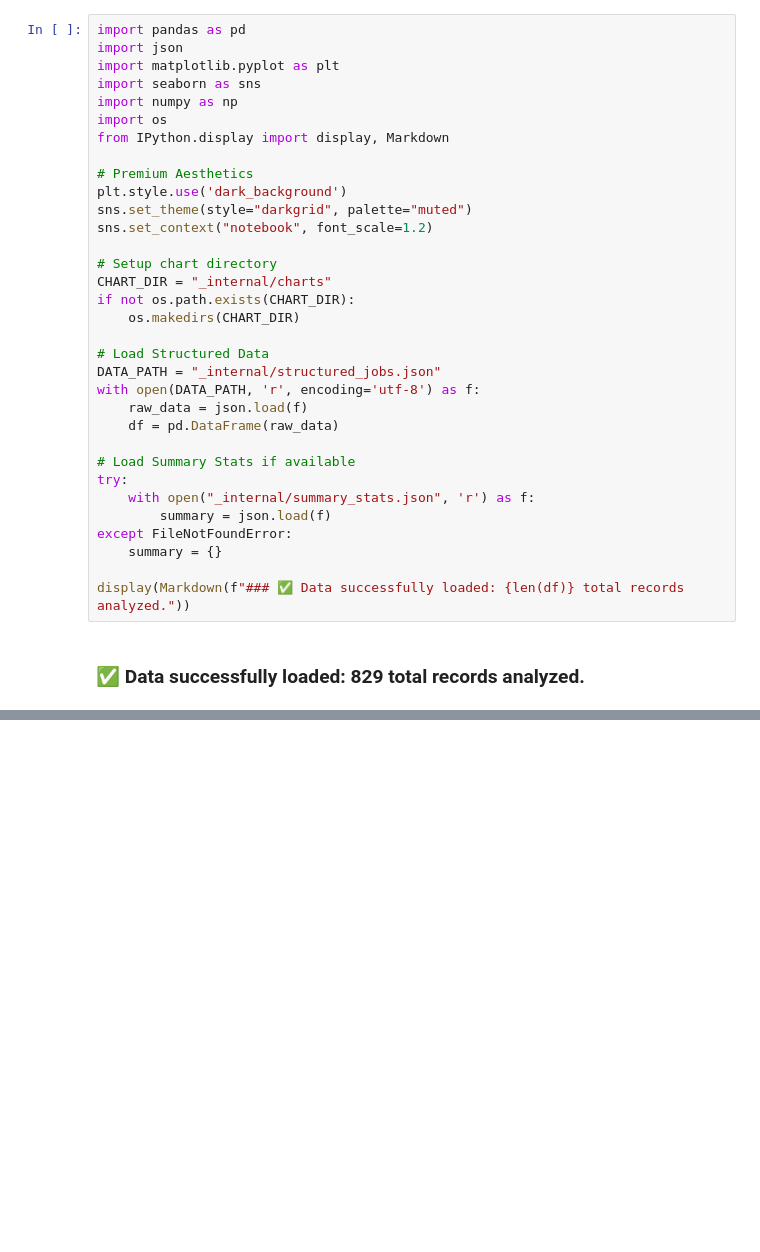
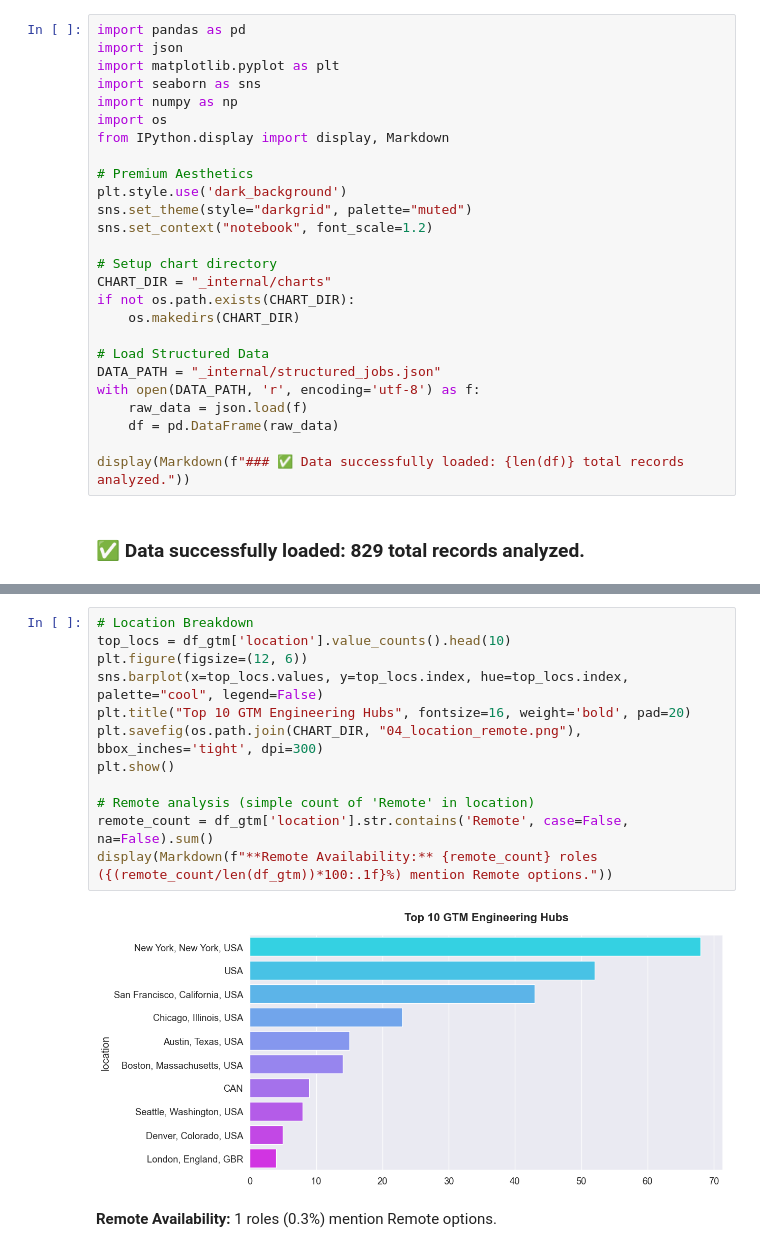
Before and after one commit to denis911/GTM-300-spartans-2026-builtin-jobs-analysis, a Jupyter notebook: analysis.ipynb, the cells around one changed output, grey strips where cells are left out. Drawn from its saved outputs; the diff is of its cells as text; blank space fills up the shorter version.

```diff
--- a/analysis.ipynb
+++ b/analysis.ipynb
@@ -32,13 +32,6 @@ with open(DATA_PATH, 'r', encoding='utf-8') as f:
     raw_data = json.load(f)
     df = pd.DataFrame(raw_data)
 
-# Load Summary Stats if available
-try:
-    with open("_internal/summary_stats.json", 'r') as f:
-        summary = json.load(f)
-except FileNotFoundError:
-    summary = {}
-
 display(Markdown(f"### ✅ Data successfully loaded: {len(df)} total records analyzed."))
 # %% [output]
 ### ✅ Data successfully loaded: 829 total records analyzed.
@@ -143 +101,16 @@ Name: avg_salary, dtype: str
+# %%
+# Location Breakdown
+top_locs = df_gtm['location'].value_counts().head(10)
+plt.figure(figsize=(12, 6))
+sns.barplot(x=top_locs.values, y=top_locs.index, hue=top_locs.index, palette="cool", legend=False)
+plt.title("Top 10 GTM Engineering Hubs", fontsize=16, weight='bold', pad=20)
+plt.savefig(os.path.join(CHART_DIR, "04_location_remote.png"), bbox_inches='tight', dpi=300)
+plt.show()
+
+# Remote analysis (simple count of 'Remote' in location)
+remote_count = df_gtm['location'].str.contains('Remote', case=False, na=False).sum()
+display(Markdown(f"**Remote Availability:** {remote_count} roles ({(remote_count/len(df_gtm))*100:.1f}%) mention Remote options."))
+# %% [output]
+[figure, added]
+**Remote Availability:** 1 roles (0.3%) mention Remote options.
 # %% [markdown]
```
Also changed, not shown: parts of 18 cells of this notebook, 8 other files.
